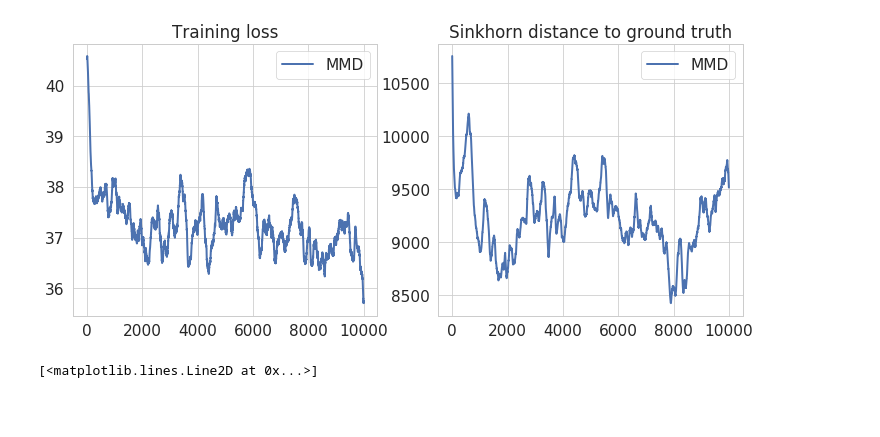
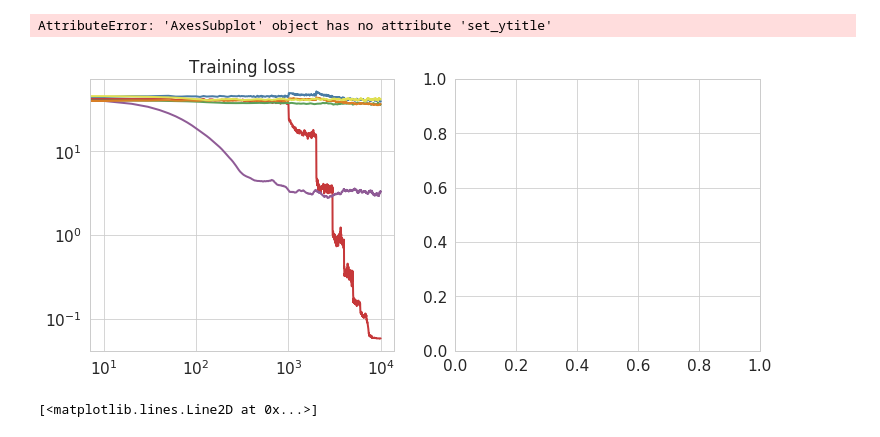
Before and after one commit to MichaelArbel/OT-sync, a Jupyter notebook: py/MMDSync/MMDSync.ipynb, the cells around one changed output. Cells and saved outputs as stored; diff of their text form; code cells hidden in the pictures; blank space fills up the shorter version.

Commit message:
some figure

```diff
--- a/py/MMDSync/MMDSync.ipynb
+++ b/py/MMDSync/MMDSync.ipynb
@@ -18,8 +18,3 @@ def save(n, ext='.pdf', save_figs=True, **kwargs):
         kwargs.setdefault('pad_inches', 0)
         kwargs.setdefault('transparent', True)
         plt.savefig(os.path.join(dirname, n + ext), **kwargs)
-# %%
-def plot_from_dict(ax,value, path_dict, color_dict, title=''):
-	res_dicts = get_res(path_dict)
-	for key in res_dicts.keys():
-		ax.plot(res_dicts[key][value], lw=2., label=key,color = color_dict[key])
@@ -35,23 +21,48 @@ color_dict ={
+# %%
+exp_path = '/nfs/data/michaela/projects/OptSync/'
+res_path = {
+    'MMD+guassian+noise':exp_path+'2077_new_exp',
+    'MMD+gaussianquaternion+noise':exp_path+'2078_new_exp',
+    'MMD+laplacequaternion':exp_path+'2079_new_exp',
+    'MMD+gaussian':exp_path+'2080_new_exp',
+    'MMD+laplacequaternion+noise':exp_path+'2081_new_exp',
+    'MMD+gaussianquaternion':exp_path+'2082_new_exp',
+}
+colors = sns.color_palette("Set1", n_colors=len(res_path), desat=.7)
+
+color_dict ={}
+for i, key in enumerate(res_path.keys()):
+    color_dict[key] = colors[i]
 # %%
 num_fig = 2
 fig, ax = plt.subplots(1,num_fig, figsize=(6*num_fig,5))
 
 value = 'loss'
-plot_from_dict(ax[0], value, res_path, color_dict)
+xaxis = 'iteration'
+refresh=  False
+plot_from_dict(ax[0],xaxis, value, res_path, color_dict,refresh=refresh)
 ax[0].set_title('Training loss')
-
-ax[0].legend()
+ax[0].set_xscale('log')
+ax[0].set_yscale('log')
+ax[0].set_ytitle('$MMD^2$')
+ax[0].set_xtitle('Iterations')
+#ax[0].legend()
 
 value = 'eval_dist'
-plot_from_dict(ax[1],  value, res_path, color_dict)
+xaxis = 'iteration'
+plot_from_dict(ax[1],xaxis,  value, res_path, color_dict,refresh=refresh)
 ax[1].set_title('Sinkhorn distance to ground truth')
-ax[1].legend()
-
+ax[1].set_xscale('log')
+ax[1].set_yscale('log')
+ax[1].set_ytitle('Sinkhorn')
+ax[1].set_xtitle('Iterations')
+ax[1].legend(bbox_to_anchor=(1., 1.),frameon=False)
 
 filename = 'loss_toy_data'
 save(filename)
 # %% [output]
+AttributeError: 'AxesSubplot' object has no attribute 'set_ytitle'
-[figure, old version]
+[figure, new version]
 # %%
 num_fig = 2
 fig, ax = plt.subplots(1,num_fig, figsize=(6*num_fig,5))
```
Also changed, not shown: parts of 1 cell of this notebook, 2 other files.
